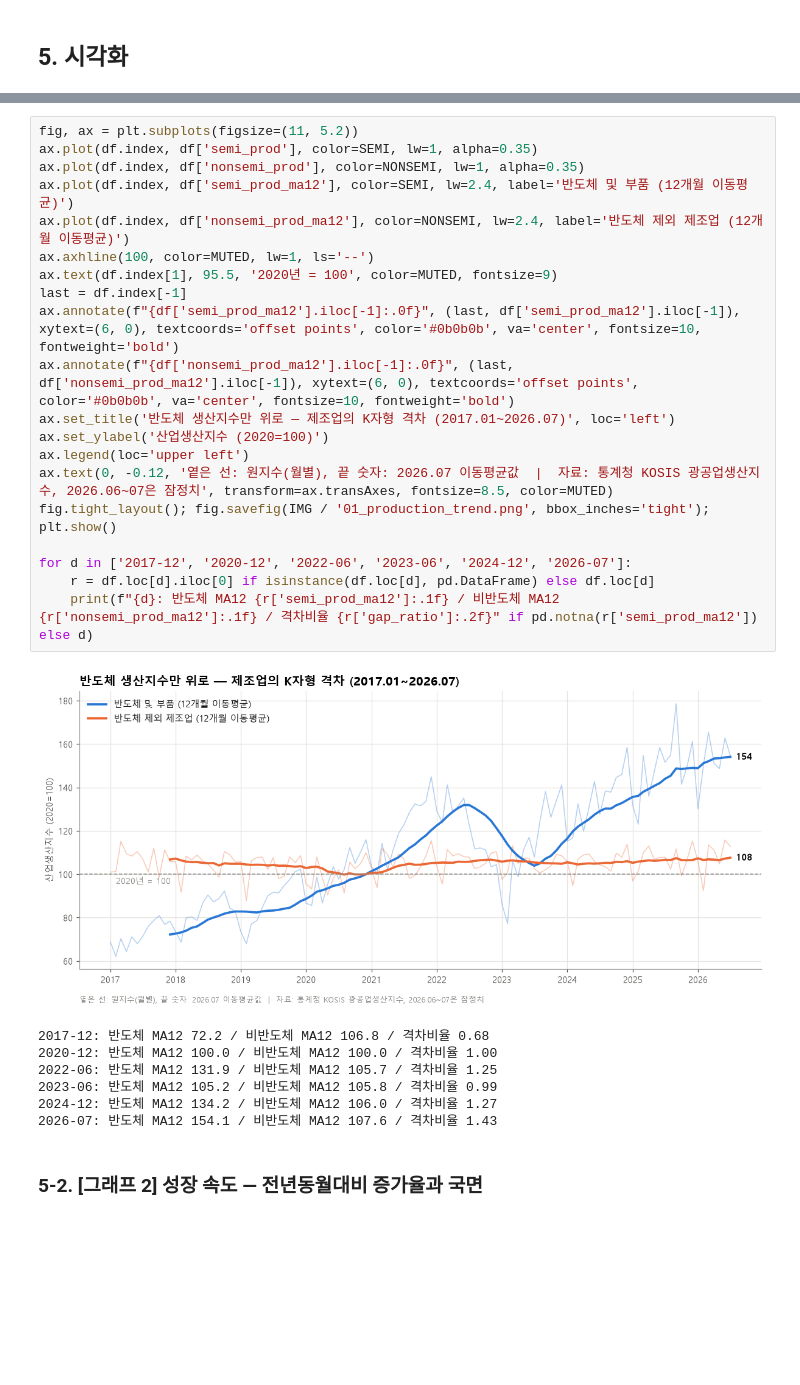
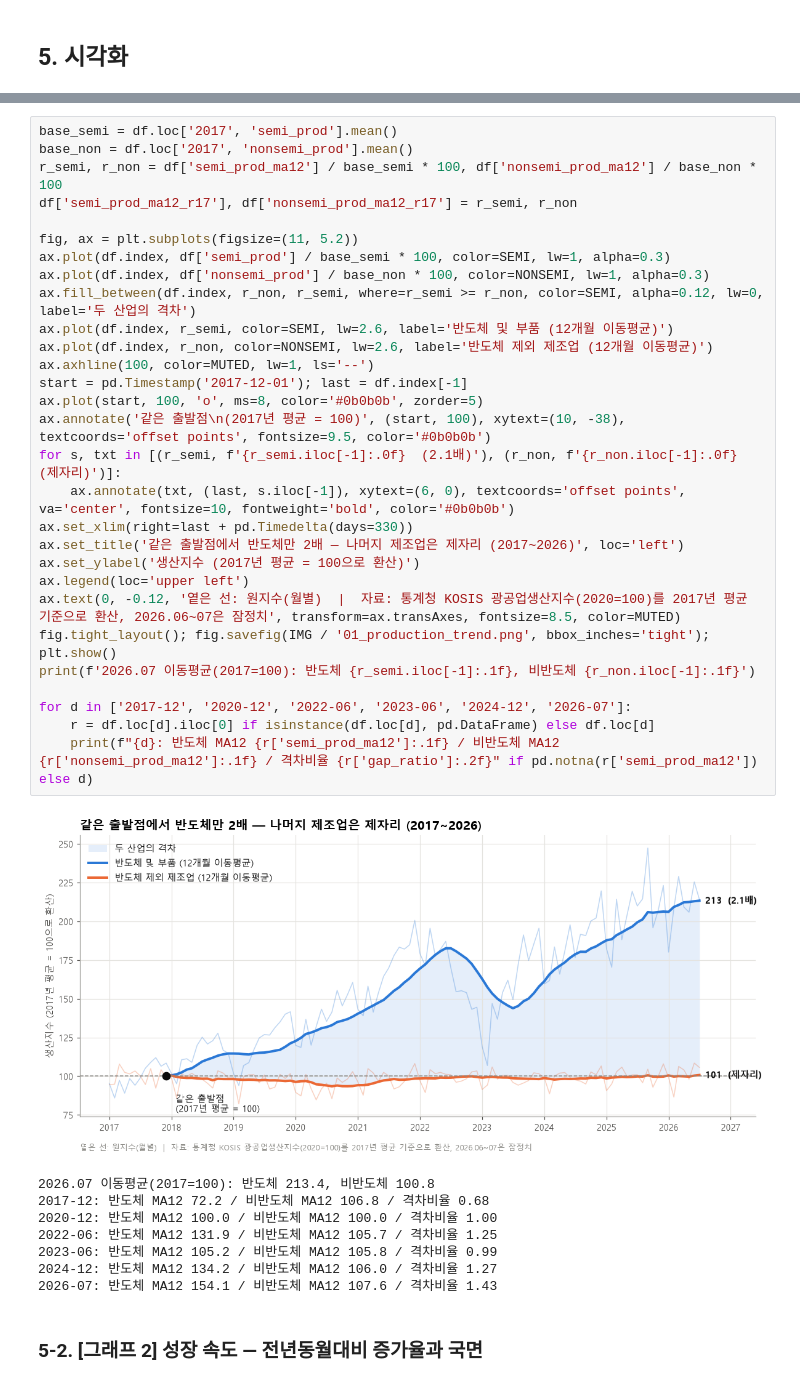
Before and after one commit to 041211lhs/semiconductor-kshape-analysis, a Jupyter notebook: analysis.ipynb, the cells around one changed output, grey strips where cells are left out. Saved outputs shown, nothing was run; the diff lists cells and outputs as text; blank space fills up the shorter version.

```diff
--- a/analysis.ipynb
+++ b/analysis.ipynb
@@ -224,25 +227,35 @@ phase_tbl.round(1)
 # %%
+base_semi = df.loc['2017', 'semi_prod'].mean()
+base_non = df.loc['2017', 'nonsemi_prod'].mean()
+r_semi, r_non = df['semi_prod_ma12'] / base_semi * 100, df['nonsemi_prod_ma12'] / base_non * 100
+df['semi_prod_ma12_r17'], df['nonsemi_prod_ma12_r17'] = r_semi, r_non
+
 fig, ax = plt.subplots(figsize=(11, 5.2))
-ax.plot(df.index, df['semi_prod'], color=SEMI, lw=1, alpha=0.35)
-ax.plot(df.index, df['nonsemi_prod'], color=NONSEMI, lw=1, alpha=0.35)
-ax.plot(df.index, df['semi_prod_ma12'], color=SEMI, lw=2.4, label='반도체 및 부품 (12개월 이동평균)')
-ax.plot(df.index, df['nonsemi_prod_ma12'], color=NONSEMI, lw=2.4, label='반도체 제외 제조업 (12개월 이동평균)')
+ax.plot(df.index, df['semi_prod'] / base_semi * 100, color=SEMI, lw=1, alpha=0.3)
+ax.plot(df.index, df['nonsemi_prod'] / base_non * 100, color=NONSEMI, lw=1, alpha=0.3)
+ax.fill_between(df.index, r_non, r_semi, where=r_semi >= r_non, color=SEMI, alpha=0.12, lw=0, label='두 산업의 격차')
+ax.plot(df.index, r_semi, color=SEMI, lw=2.6, label='반도체 및 부품 (12개월 이동평균)')
+ax.plot(df.index, r_non, color=NONSEMI, lw=2.6, label='반도체 제외 제조업 (12개월 이동평균)')
 ax.axhline(100, color=MUTED, lw=1, ls='--')
-ax.text(df.index[1], 95.5, '2020년 = 100', color=MUTED, fontsize=9)
-last = df.index[-1]
-ax.annotate(f"{df['semi_prod_ma12'].iloc[-1]:.0f}", (last, df['semi_prod_ma12'].iloc[-1]), xytext=(6, 0), textcoords='offset points', color='#0b0b0b', va='center', fontsize=10, fontweight='bold')
-ax.annotate(f"{df['nonsemi_prod_ma12'].iloc[-1]:.0f}", (last, df['nonsemi_prod_ma12'].iloc[-1]), xytext=(6, 0), textcoords='offset points', color='#0b0b0b', va='center', fontsize=10, fontweight='bold')
-ax.set_title('반도체 생산지수만 위로 — 제조업의 K자형 격차 (2017.01~2026.07)', loc='left')
-ax.set_ylabel('산업생산지수 (2020=100)')
+start = pd.Timestamp('2017-12-01'); last = df.index[-1]
+ax.plot(start, 100, 'o', ms=8, color='#0b0b0b', zorder=5)
+ax.annotate('같은 출발점\n(2017년 평균 = 100)', (start, 100), xytext=(10, -38), textcoords='offset points', fontsize=9.5, color='#0b0b0b')
+for s, txt in [(r_semi, f'{r_semi.iloc[-1]:.0f}  (2.1배)'), (r_non, f'{r_non.iloc[-1]:.0f}  (제자리)')]:
+    ax.annotate(txt, (last, s.iloc[-1]), xytext=(6, 0), textcoords='offset points', va='center', fontsize=10, fontweight='bold', color='#0b0b0b')
+ax.set_xlim(right=last + pd.Timedelta(days=330))
+ax.set_title('같은 출발점에서 반도체만 2배 — 나머지 제조업은 제자리 (2017~2026)', loc='left')
+ax.set_ylabel('생산지수 (2017년 평균 = 100으로 환산)')
 ax.legend(loc='upper left')
-ax.text(0, -0.12, '옅은 선: 원지수(월별), 끝 숫자: 2026.07 이동평균값  |  자료: 통계청 KOSIS 광공업생산지수, 2026.06~07은 잠정치', transform=ax.transAxes, fontsize=8.5, color=MUTED)
+ax.text(0, -0.12, '옅은 선: 원지수(월별)  |  자료: 통계청 KOSIS 광공업생산지수(2020=100)를 2017년 평균 기준으로 환산, 2026.06~07은 잠정치', transform=ax.transAxes, fontsize=8.5, color=MUTED)
 fig.tight_layout(); fig.savefig(IMG / '01_production_trend.png', bbox_inches='tight'); plt.show()
+print(f'2026.07 이동평균(2017=100): 반도체 {r_semi.iloc[-1]:.1f}, 비반도체 {r_non.iloc[-1]:.1f}')
 
 for d in ['2017-12', '2020-12', '2022-06', '2023-06', '2024-12', '2026-07']:
     r = df.loc[d].iloc[0] if isinstance(df.loc[d], pd.DataFrame) else df.loc[d]
     print(f"{d}: 반도체 MA12 {r['semi_prod_ma12']:.1f} / 비반도체 MA12 {r['nonsemi_prod_ma12']:.1f} / 격차비율 {r['gap_ratio']:.2f}" if pd.notna(r['semi_prod_ma12']) else d)
 # %% [output]
-[figure, old version]
+[figure, new version]
+2026.07 이동평균(2017=100): 반도체 213.4, 비반도체 100.8
 2017-12: 반도체 MA12 72.2 / 비반도체 MA12 106.8 / 격차비율 0.68
 2020-12: 반도체 MA12 100.0 / 비반도체 MA12 100.0 / 격차비율 1.00
 2022-06: 반도체 MA12 131.9 / 비반도체 MA12 105.7 / 격차비율 1.25
```
Also changed, not shown: parts of 2 cells of this notebook, 7 other files.
